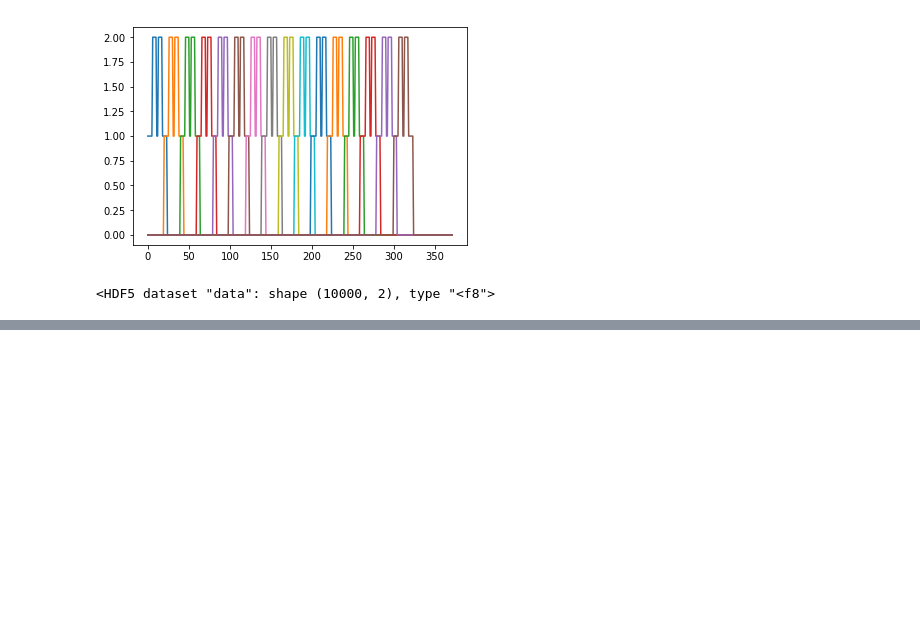
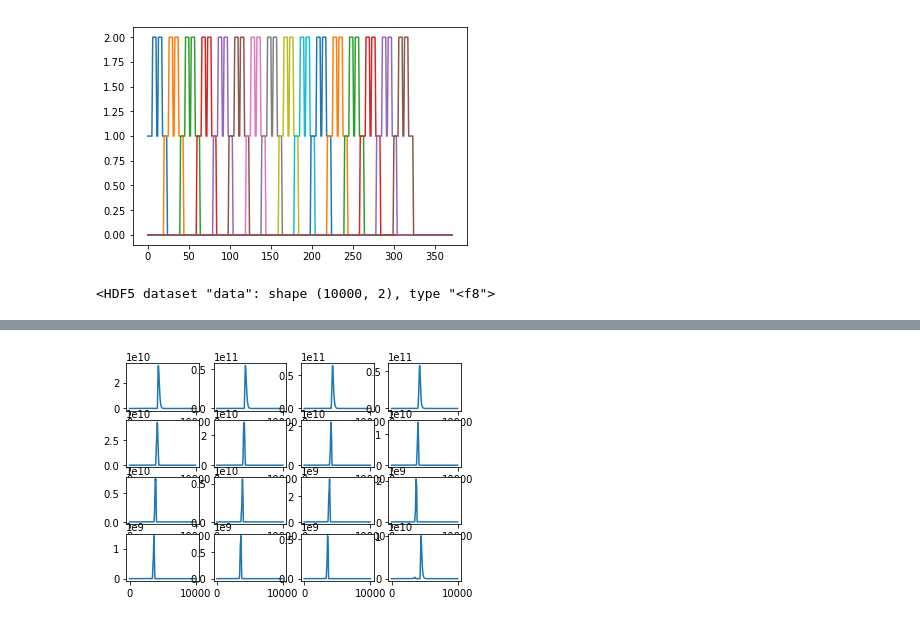
Before and after one commit to adityasinha379/FlyBrainProject, a Jupyter notebook: Project_as5624_pb2735.ipynb, the cells around one changed output, grey strips where cells are left out. Saved outputs shown, nothing was run; the diff lists cells and outputs as text; code cells hidden in the pictures; blank space fills up the shorter version.

```diff
--- a/Project_as5624_pb2735.ipynb
+++ b/Project_as5624_pb2735.ipynb
@@ -112,0 +128,9 @@ f.close()
+# %%
+for i in range(16):
+    var = 'V'
+    node = bytes('ring_'+str(i), encoding='utf-8')
+    idx = [a for a in f[var]['uids']].index(node)
+    plt.subplot(4,4,i+1)
+    plt.plot(np.transpose(f[var]['data'])[idx])
+# %% [output]
+[figure, added]
```
Also changed, not shown: parts of 2 cells of this notebook, 4 other files.
